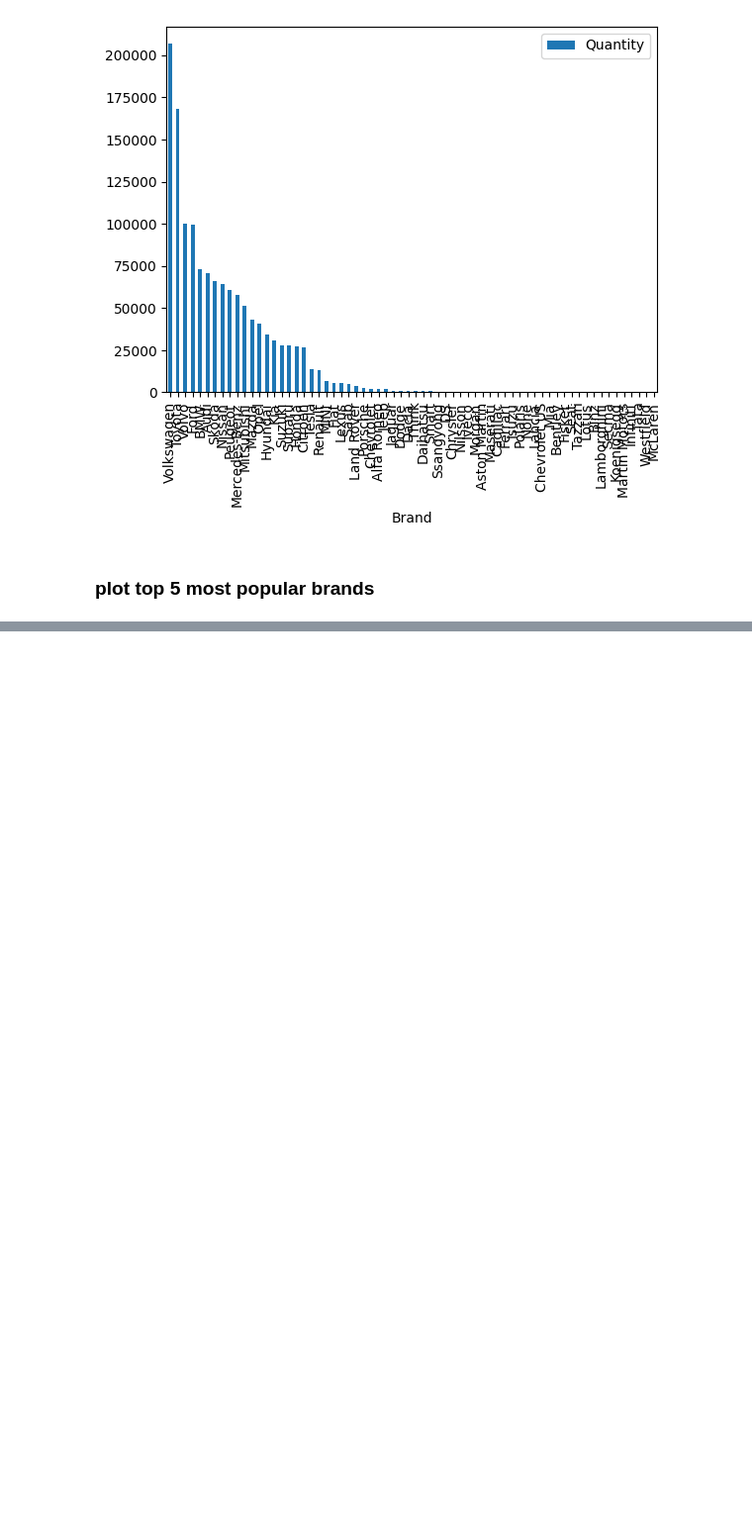
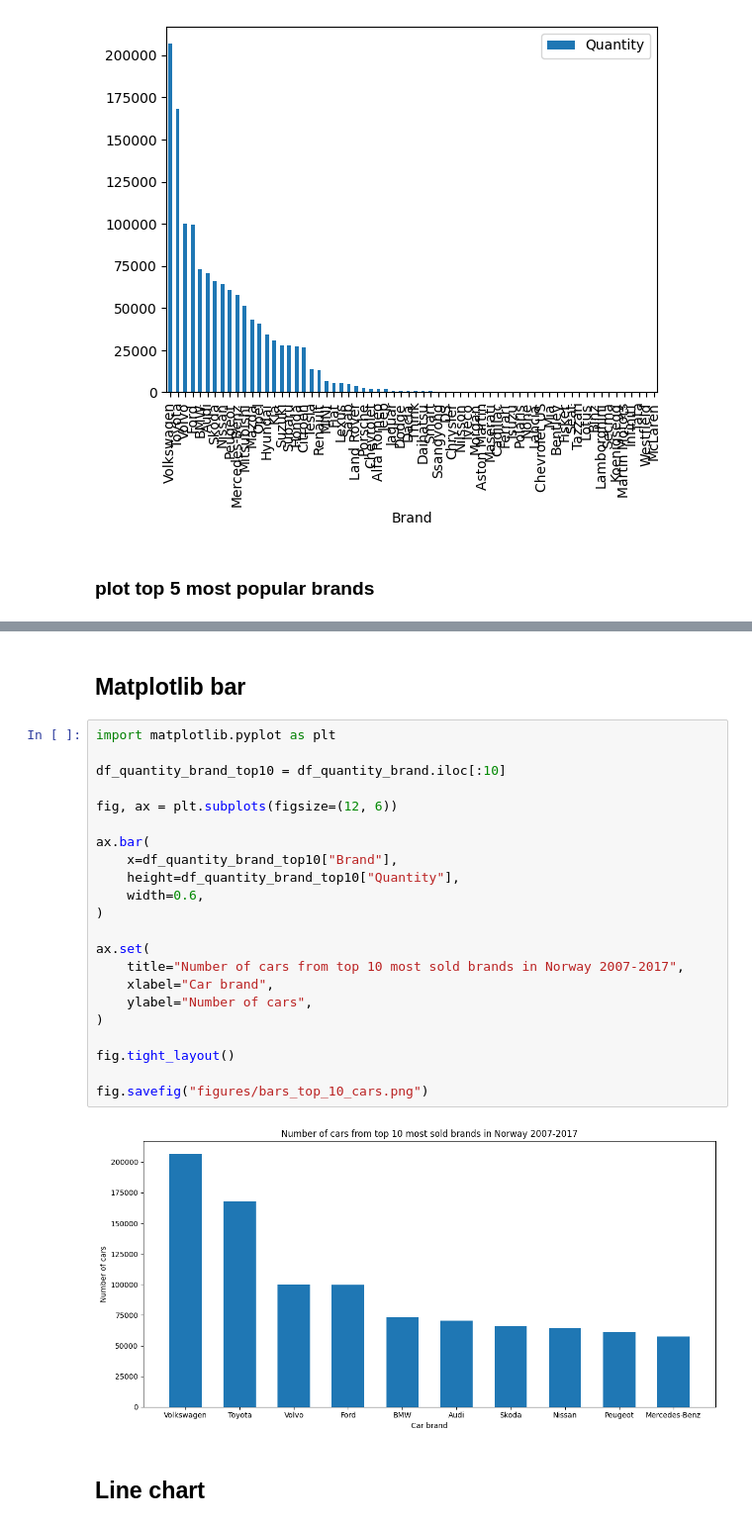
Before and after one commit to kokchun/data_visualization_kokchun_giang_de24, a Jupyter notebook: code_alongs/02_matplotlib_bar_line/matplotlib_line_bar.ipynb, the cells around one changed output, grey strips where cells are left out. Shown at 99% size. Cells and saved outputs as stored; diff of their text form; blank space fills up the shorter version.

Commit message:
02 code alongs matplotlib

```diff
--- a/code_alongs/02_matplotlib_bar_line/matplotlib_line_bar.ipynb
+++ b/code_alongs/02_matplotlib_bar_line/matplotlib_line_bar.ipynb
@@ -86,0 +97,28 @@ df_quantity_brand.plot(kind = "bar", x = "Brand", y = "Quantity")
+# %% [markdown]
+## Matplotlib bar
+# %%
+import matplotlib.pyplot as plt
+
+df_quantity_brand_top10 = df_quantity_brand.iloc[:10]
+
+fig, ax = plt.subplots(figsize=(12, 6))
+
+ax.bar(
+    x=df_quantity_brand_top10["Brand"],
+    height=df_quantity_brand_top10["Quantity"],
+    width=0.6,
+)
+
+ax.set(
+    title="Number of cars from top 10 most sold brands in Norway 2007-2017",
+    xlabel="Car brand",
+    ylabel="Number of cars",
+)
+
+fig.tight_layout()
+
+fig.savefig("figures/bars_top_10_cars.png")
+# %% [output]
+[figure, added]
+# %% [markdown]
+## Line chart
```
Also changed, not shown: parts of 6 cells of this notebook, 2 other files.
